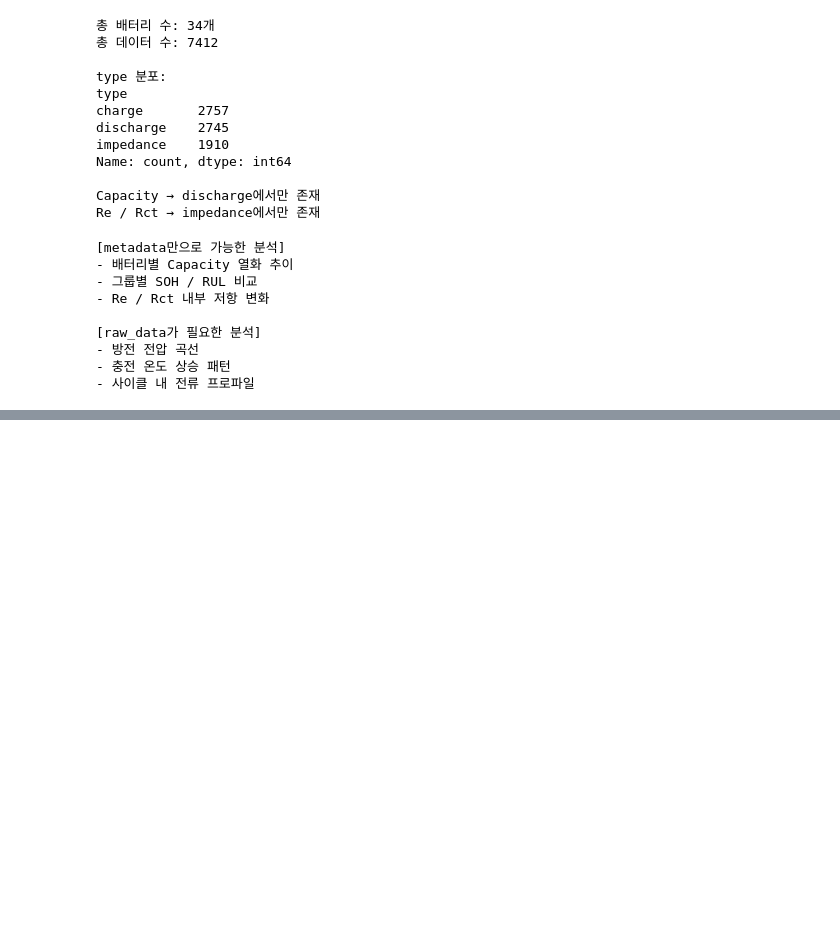
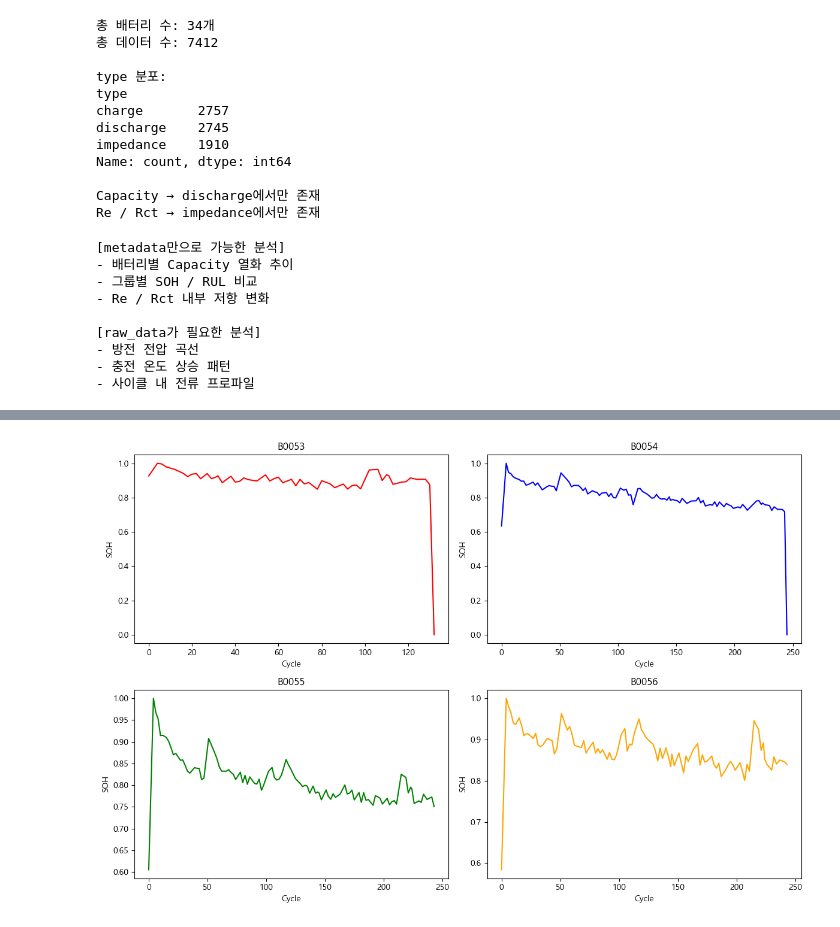
Before and after one commit to mipigirl7/project_lithium_battery_analysis_16team, a Jupyter notebook: setting.ipynb, the cells around one changed output, grey strips where cells are left out. Drawn from its saved outputs; the diff is of its cells as text; code cells hidden in the pictures; blank space fills up the shorter version.

```diff
--- a/setting.ipynb
+++ b/setting.ipynb
@@ -575,5 +607,4 @@ plt.show()
 # %%
-discharge_df = df[df['type']=='discharge']
 
 battery_summary = discharge_df.groupby('battery_id').agg(
     min_cap=('Capacity', 'min'),
@@ -697,0 +764,27 @@ df['Capacity']
+# %%
+group = discharge_df[discharge_df['battery_id'].isin(['B0053', 'B0054', 'B0055', 'B0056'])]
+# %%
+group['SOH'] = group['Capacity'] / initial_capacity
+# %%
+group = group.dropna(subset=['SOH'])
+# %%
+battery_list = group['battery_id'].unique()
+
+colors = ['red', 'blue', 'green', 'orange']
+
+plt.figure(figsize=(12,8))
+
+for i, b in enumerate(battery_list):
+    temp = group[group['battery_id'] == b]
+
+    plt.subplot(2, 2, i+1)
+    plt.plot(temp['cycle'], temp['SOH'], color=colors[i])
+
+    plt.title(f'{b}')
+    plt.xlabel('Cycle')
+    plt.ylabel('SOH')
+
+plt.tight_layout()
+plt.show()
+# %% [output]
+[figure, added]
```
Also changed, not shown: parts of 11 cells of this notebook, 3 other files.
